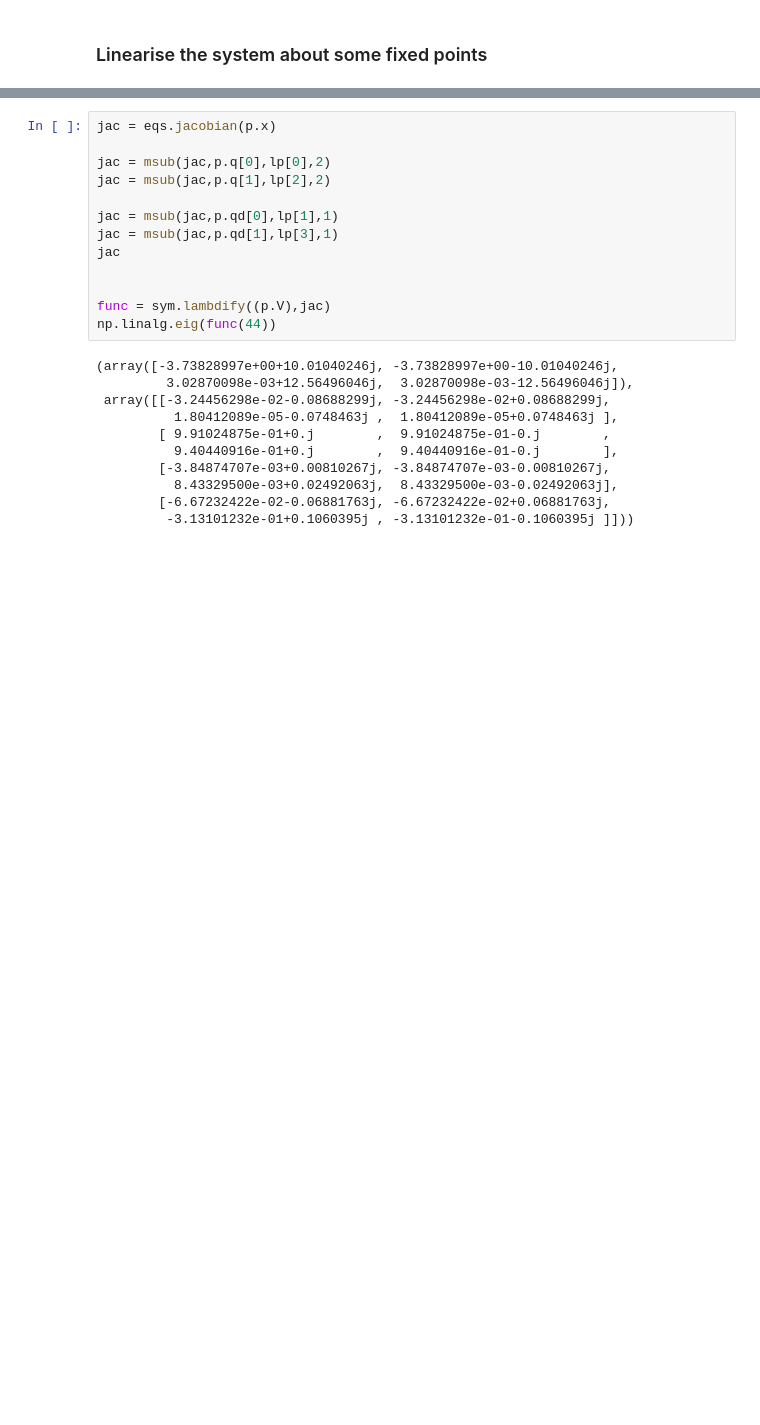
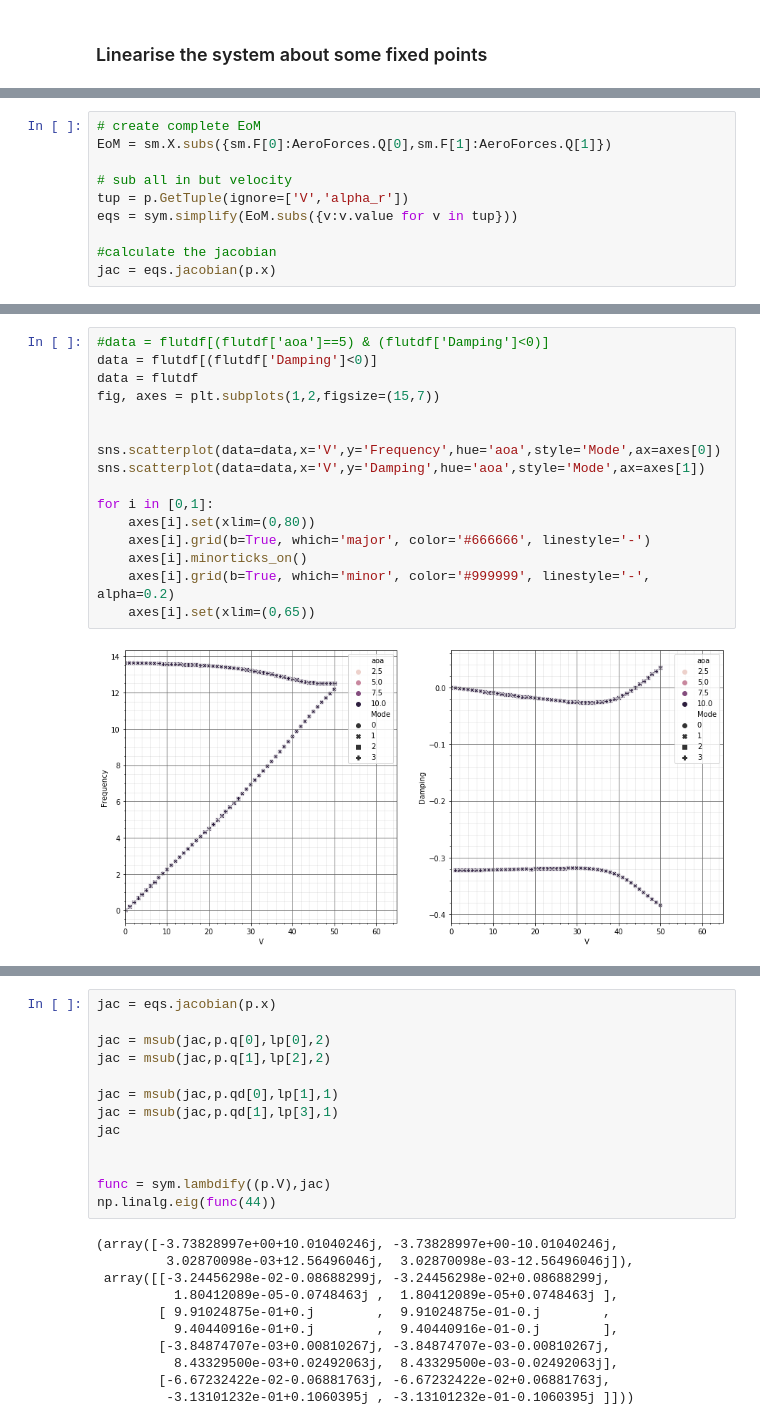
Before and after one commit to fh9g12/FwtModels, a Jupyter notebook: Workbooks/4_NLP-VS_aero_forces/5_lineariseTestCase.ipynb, the cells around one changed output, grey strips where cells are left out. Saved outputs shown, nothing was run; the diff lists cells and outputs as text; blank space fills up the shorter version.

```diff
--- a/Workbooks/4_NLP-VS_aero_forces/5_lineariseTestCase.ipynb
+++ b/Workbooks/4_NLP-VS_aero_forces/5_lineariseTestCase.ipynb
@@ -139,0 +134,10 @@ $\displaystyle \left[\begin{matrix}0\\0.0206906857652962 V^{2} - 17.311764705882
+# %%
+# create complete EoM
+EoM = sm.X.subs({sm.F[0]:AeroForces.Q[0],sm.F[1]:AeroForces.Q[1]})
+
+# sub all in but velocity
+tup = p.GetTuple(ignore=['V','alpha_r'])
+eqs = sym.simplify(EoM.subs({v:v.value for v in tup}))
+
+#calculate the jacobian
+jac = eqs.jacobian(p.x)
@@ -139,0 +197,18 @@ $\displaystyle \left[\begin{matrix}0\\0.0206906857652962 V^{2} - 17.311764705882
+# %%
+#data = flutdf[(flutdf['aoa']==5) & (flutdf['Damping']<0)]
+data = flutdf[(flutdf['Damping']<0)]
+data = flutdf
+fig, axes = plt.subplots(1,2,figsize=(15,7))
+
+
+sns.scatterplot(data=data,x='V',y='Frequency',hue='aoa',style='Mode',ax=axes[0])
+sns.scatterplot(data=data,x='V',y='Damping',hue='aoa',style='Mode',ax=axes[1])
+
+for i in [0,1]:
+    axes[i].set(xlim=(0,80))
+    axes[i].grid(b=True, which='major', color='#666666', linestyle='-')
+    axes[i].minorticks_on()
+    axes[i].grid(b=True, which='minor', color='#999999', linestyle='-', alpha=0.2)
+    axes[i].set(xlim=(0,65))
+# %% [output]
+[figure, added]
```
Also changed, not shown: parts of 15 cells of this notebook, 1 other file.
